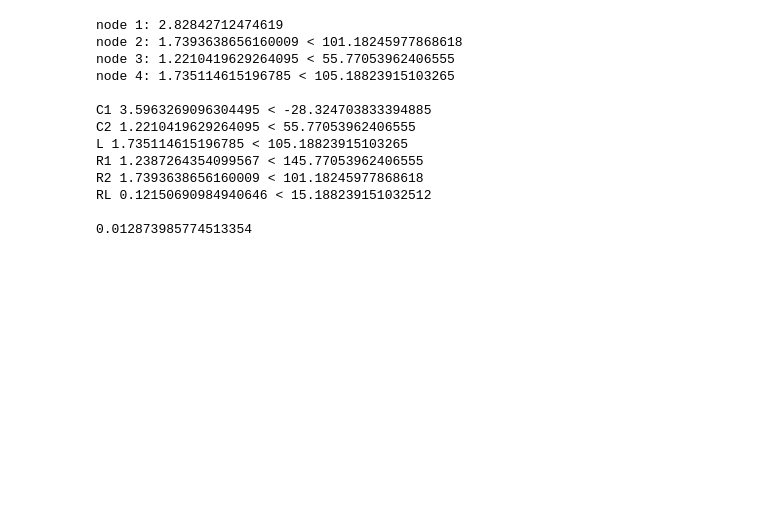
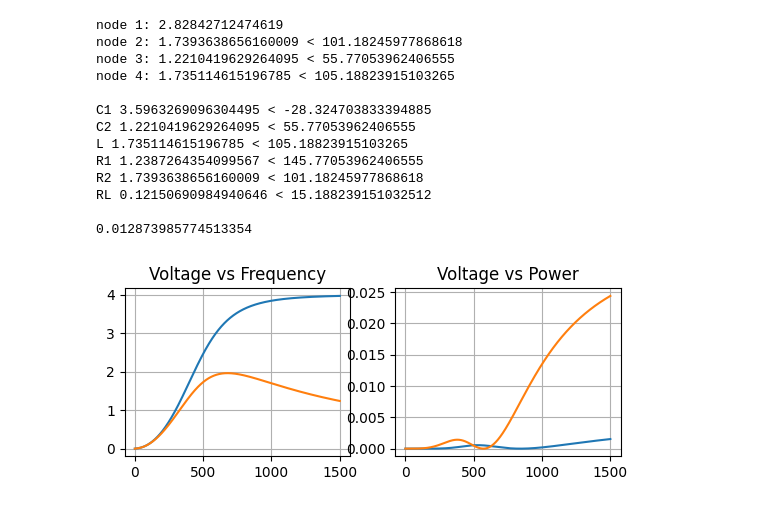
Before and after one commit to Brandon-Vetter/ECE213, a Jupyter notebook: lab_4_resources/lab4.ipynb, the cells around one changed output. Saved outputs shown, nothing was run; the diff lists cells and outputs as text; code cells hidden in the pictures; blank space fills up the shorter version.

```diff
--- a/lab_4_resources/lab4.ipynb
+++ b/lab_4_resources/lab4.ipynb
@@ -64,3 +64,55 @@ R2 1.7393638656160009 < 101.18245977868618
 RL 0.12150690984940646 < 15.188239151032512
 
 0.012873985774513354
+# %%
+def feq_vs_voltage(f):
+    w = f*np.pi*2
+
+    C1z = -1j/(w*C1)
+    C2z = -1j/(w*C2)
+    Lz = 1j*w*L
+
+    A = np.matrix([[R1**-1 + RL**-1 + R2**-1 + C1z**-1, -R1**-1, -RL**-1],
+            [R1**-1, -R1**-1 + -C2z**-1, 0],
+                [RL**-1, 0, -RL**-1 + -Lz**-1]])
+
+    B = np.matrix([[Vs/C1z], [0], [0]])
+
+    sol = lin.solve(A, B)
+
+    C1V = [Vs - sol[0], (Vs - sol[0])/C1z]
+    C2V = [sol[1], sol[1]/C2z]
+    LV = [sol[2], sol[2]/Lz]
+    R1V = [sol[0] - sol[1],(sol[0] - sol[1])/R1]
+    R2V = [sol[0], (sol[0])/R2]
+    RLV = [sol[0] - sol[2], (sol[0] - sol[2])/RL]
+
+
+    nodes = [cmath.polar(i) for i in sol]
+    return nodes, C1V, C2V, LV, R1V, R2V, RLV
+
+x = np.arange(1, 1500+1, 1)
+fv1 = np.zeros(len(x))
+fv2 = np.zeros(len(x))
+PR1 = np.zeros(len(x))
+PR2 = np.zeros(len(x))
+
+for i in range(len(x)):
+    fv1[i] = np.real(feq_vs_voltage(x[i])[0][0][0])
+    fv2[i] = np.real(feq_vs_voltage(x[i])[0][1][0])
+    PR1[i] = np.real(feq_vs_voltage(x[i])[4][0][0])**2/R1
+    PR2[i] = np.real(feq_vs_voltage(x[i])[5][0][0])**2/R2
+
+plt.subplot(2,2,1)
+plt.plot(x, fv1)
+plt.plot(x, fv2)
+plt.title("Voltage vs Frequency")
+plt.grid()
+plt.subplot(2,2,2)
+plt.plot(x, PR1)
+plt.plot(x, PR2)
+plt.title("Voltage vs Power")
+plt.grid()
+plt.subplot
+# %% [output]
+[figure, added]
```
Also changed, not shown: 1 other file.
